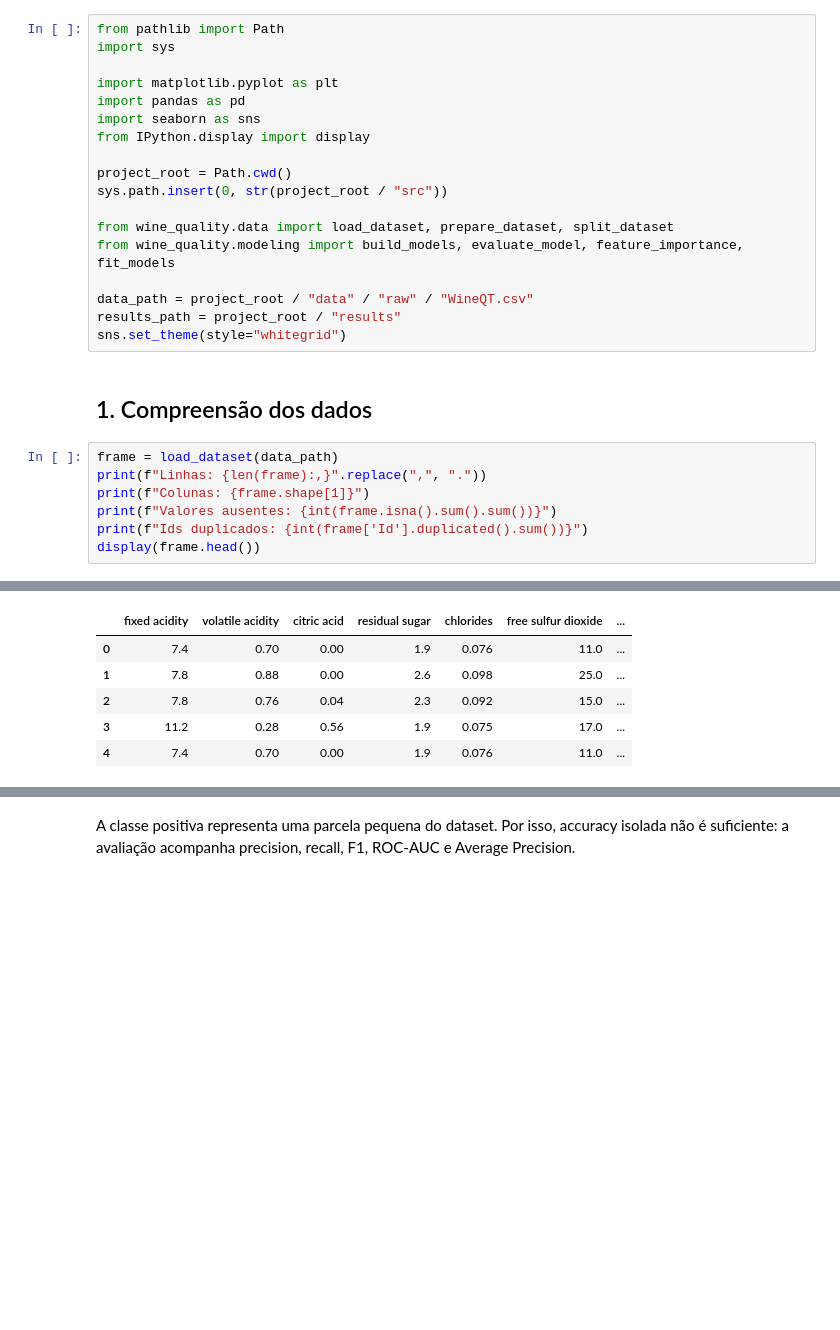
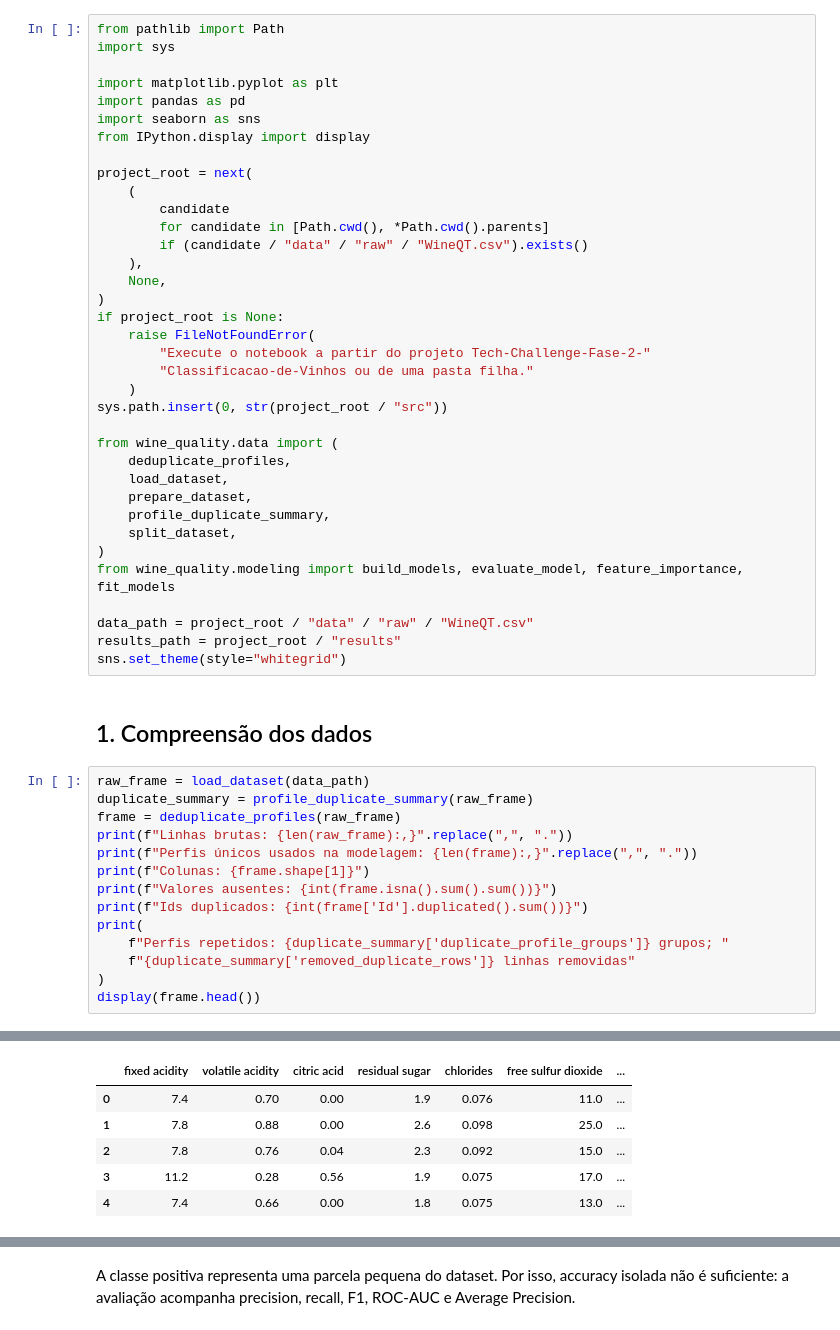
Before and after one commit to GASJW/tech-challenge-fase-2-classificacao-vinhos, a Jupyter notebook: notebooks/01-eda-modelagem.ipynb, the cells around one changed output, grey strips where cells are left out. Cells and saved outputs as stored; diff of their text form; blank space fills up the shorter version.

```diff
--- a/notebooks/01-eda-modelagem.ipynb
+++ b/notebooks/01-eda-modelagem.ipynb
@@ -13,10 +13,28 @@ import pandas as pd
 import seaborn as sns
 from IPython.display import display
 
-project_root = Path.cwd()
+project_root = next(
+    (
+        candidate
+        for candidate in [Path.cwd(), *Path.cwd().parents]
+        if (candidate / "data" / "raw" / "WineQT.csv").exists()
+    ),
+    None,
+)
+if project_root is None:
+    raise FileNotFoundError(
+        "Execute o notebook a partir do projeto Tech-Challenge-Fase-2-"
+        "Classificacao-de-Vinhos ou de uma pasta filha."
+    )
 sys.path.insert(0, str(project_root / "src"))
 
-from wine_quality.data import load_dataset, prepare_dataset, split_dataset
+from wine_quality.data import (
+    deduplicate_profiles,
+    load_dataset,
+    prepare_dataset,
+    profile_duplicate_summary,
+    split_dataset,
+)
 from wine_quality.modeling import build_models, evaluate_model, feature_importance, fit_models
 
 data_path = project_root / "data" / "raw" / "WineQT.csv"
@@ -25,10 +43,17 @@ sns.set_theme(style="whitegrid")
 # %% [markdown]
 ## 1. Compreensão dos dados
 # %%
-frame = load_dataset(data_path)
-print(f"Linhas: {len(frame):,}".replace(",", "."))
+raw_frame = load_dataset(data_path)
+duplicate_summary = profile_duplicate_summary(raw_frame)
+frame = deduplicate_profiles(raw_frame)
+print(f"Linhas brutas: {len(raw_frame):,}".replace(",", "."))
+print(f"Perfis únicos usados na modelagem: {len(frame):,}".replace(",", "."))
 print(f"Colunas: {frame.shape[1]}")
 print(f"Valores ausentes: {int(frame.isna().sum().sum())}")
 print(f"Ids duplicados: {int(frame['Id'].duplicated().sum())}")
+print(
+    f"Perfis repetidos: {duplicate_summary['duplicate_profile_groups']} grupos; "
+    f"{duplicate_summary['removed_duplicate_rows']} linhas removidas"
+)
 display(frame.head())
 # %% [output]
@@ -39,6 +66,6 @@ Ids duplicados: 0
 |  | fixed acidity | volatile acidity | citric acid | residual sugar | chlorides | free sulfur dioxide | ... |
 | 0 | 7.4 | 0.70 | 0.00 | 1.9 | 0.076 | 11.0 | ... |
 | 1 | 7.8 | 0.88 | 0.00 | 2.6 | 0.098 | 25.0 | ... |
 | 2 | 7.8 | 0.76 | 0.04 | 2.3 | 0.092 | 15.0 | ... |
 | 3 | 11.2 | 0.28 | 0.56 | 1.9 | 0.075 | 17.0 | ... |
-| 4 | 7.4 | 0.70 | 0.00 | 1.9 | 0.076 | 11.0 | ... |
+| 4 | 7.4 | 0.66 | 0.00 | 1.8 | 0.075 | 13.0 | ... |
```
Also changed, not shown: parts of 11 cells of this notebook, 38 other files.
